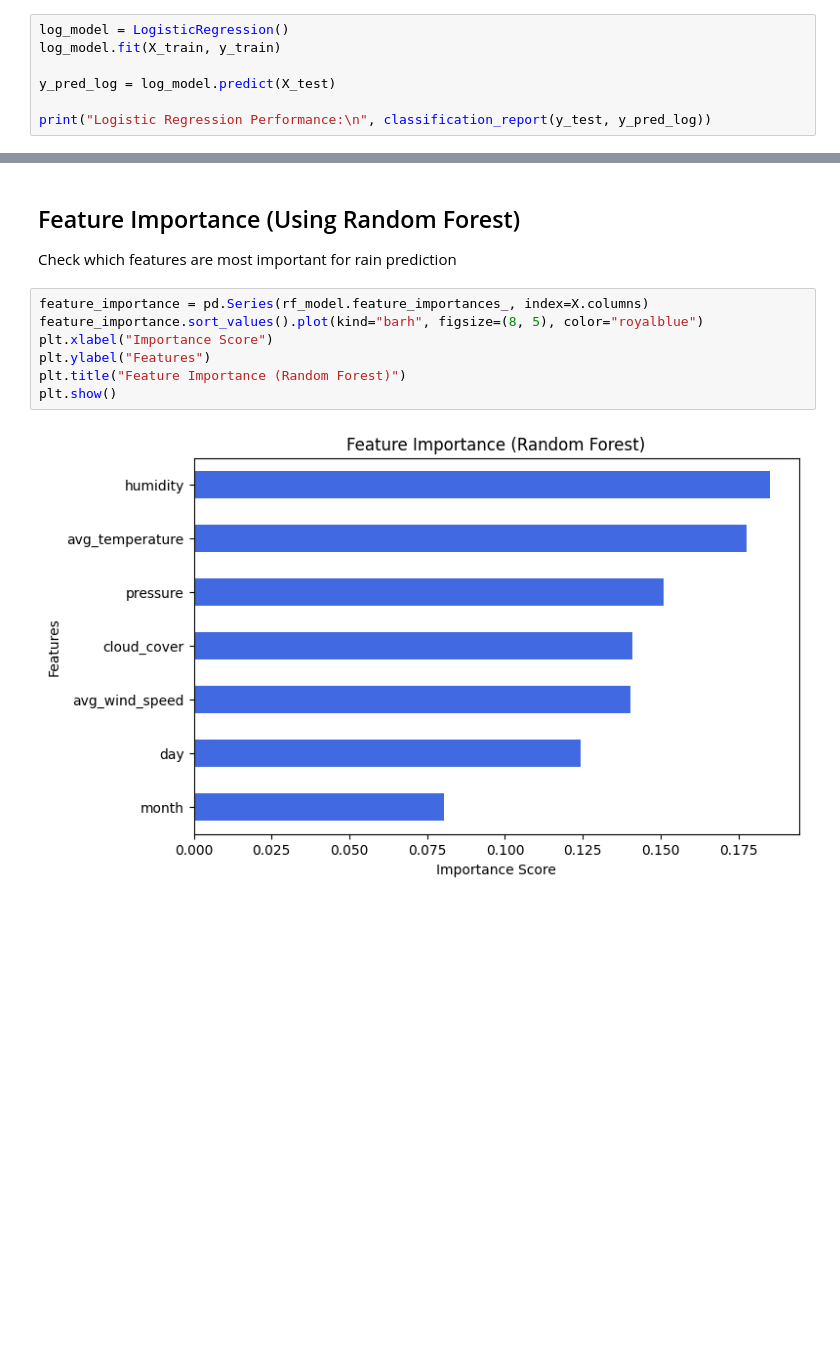
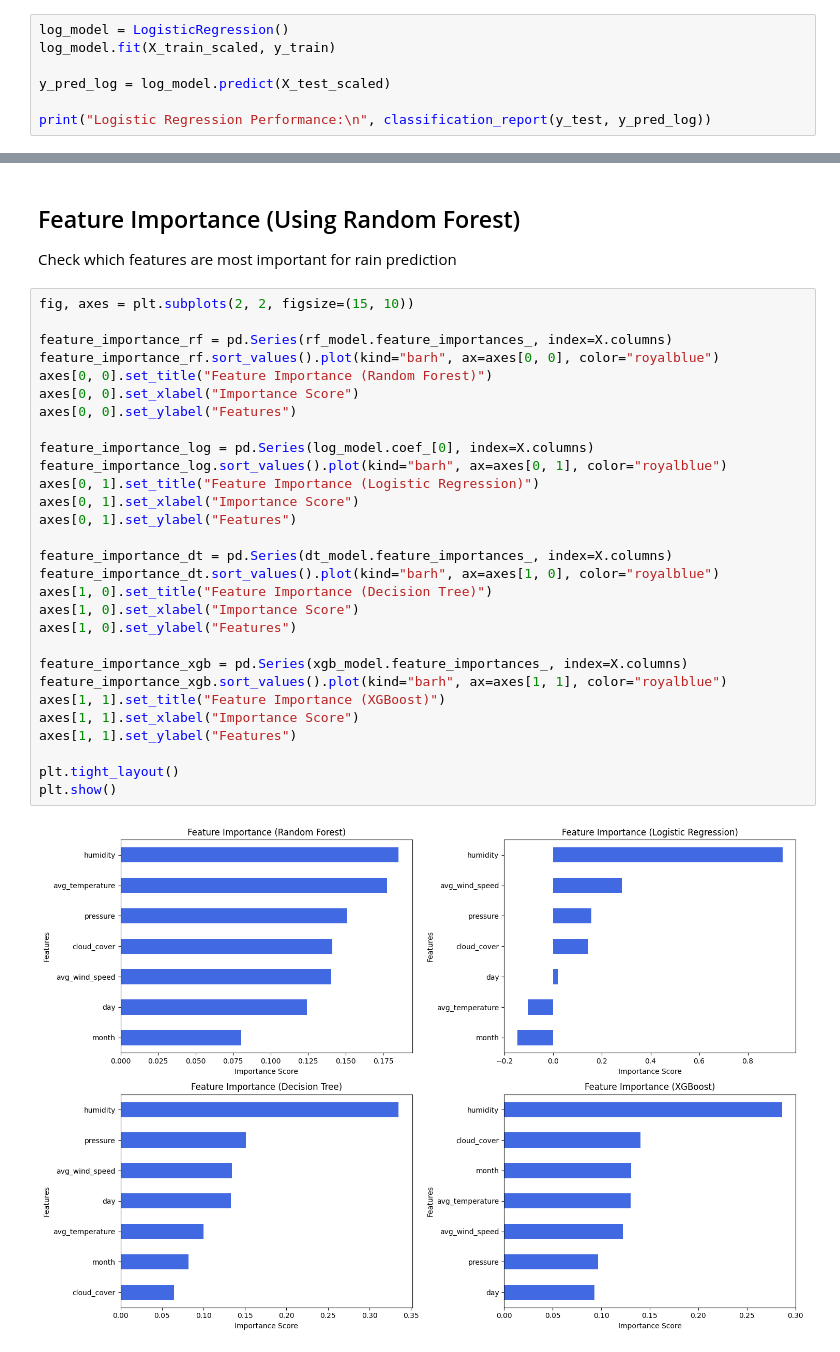
Before and after one commit to Neural-Navigators-CSI/Intellihack_Neural_Navigators_Task01, a Jupyter notebook: test.ipynb, the cells around one changed output, grey strips where cells are left out. Saved outputs shown, nothing was run; the diff lists cells and outputs as text; blank space fills up the shorter version.

```diff
--- a/test.ipynb
+++ b/test.ipynb
@@ -304,9 +308,9 @@ Random Forest Accuracy: 69.66%
 ### Logistic Regression
 # %%
 log_model = LogisticRegression()
-log_model.fit(X_train, y_train)
+log_model.fit(X_train_scaled, y_train)
 
-y_pred_log = log_model.predict(X_test)
+y_pred_log = log_model.predict(X_test_scaled)
 
 print("Logistic Regression Performance:\n", classification_report(y_test, y_pred_log))
 # %% [output]
@@ -370,15 +365,37 @@ XGBoost Accuracy: 69.66%
 ## Feature Importance (Using Random Forest)
 
 Check which features are most important for rain prediction
-# %%
-feature_importance = pd.Series(rf_model.feature_importances_, index=X.columns)
-feature_importance.sort_values().plot(kind="barh", figsize=(8, 5), color="royalblue")
-plt.xlabel("Importance Score")
-plt.ylabel("Features")
-plt.title("Feature Importance (Random Forest)")
-plt.show()
-# %% [output]
-[figure, removed]
+# %%
+fig, axes = plt.subplots(2, 2, figsize=(15, 10))
+
+feature_importance_rf = pd.Series(rf_model.feature_importances_, index=X.columns)
+feature_importance_rf.sort_values().plot(kind="barh", ax=axes[0, 0], color="royalblue")
+axes[0, 0].set_title("Feature Importance (Random Forest)")
+axes[0, 0].set_xlabel("Importance Score")
+axes[0, 0].set_ylabel("Features")
+
+feature_importance_log = pd.Series(log_model.coef_[0], index=X.columns)
+feature_importance_log.sort_values().plot(kind="barh", ax=axes[0, 1], color="royalblue")
+axes[0, 1].set_title("Feature Importance (Logistic Regression)")
+axes[0, 1].set_xlabel("Importance Score")
+axes[0, 1].set_ylabel("Features")
+
+feature_importance_dt = pd.Series(dt_model.feature_importances_, index=X.columns)
+feature_importance_dt.sort_values().plot(kind="barh", ax=axes[1, 0], color="royalblue")
+axes[1, 0].set_title("Feature Importance (Decision Tree)")
+axes[1, 0].set_xlabel("Importance Score")
+axes[1, 0].set_ylabel("Features")
+
+feature_importance_xgb = pd.Series(xgb_model.feature_importances_, index=X.columns)
+feature_importance_xgb.sort_values().plot(kind="barh", ax=axes[1, 1], color="royalblue")
+axes[1, 1].set_title("Feature Importance (XGBoost)")
+axes[1, 1].set_xlabel("Importance Score")
+axes[1, 1].set_ylabel("Features")
+
+plt.tight_layout()
+plt.show()
+# %% [output]
+[figure, added]
 # %%
 from sklearn.metrics import accuracy_score
 
```
Also changed, not shown: parts of 7 cells of this notebook.
